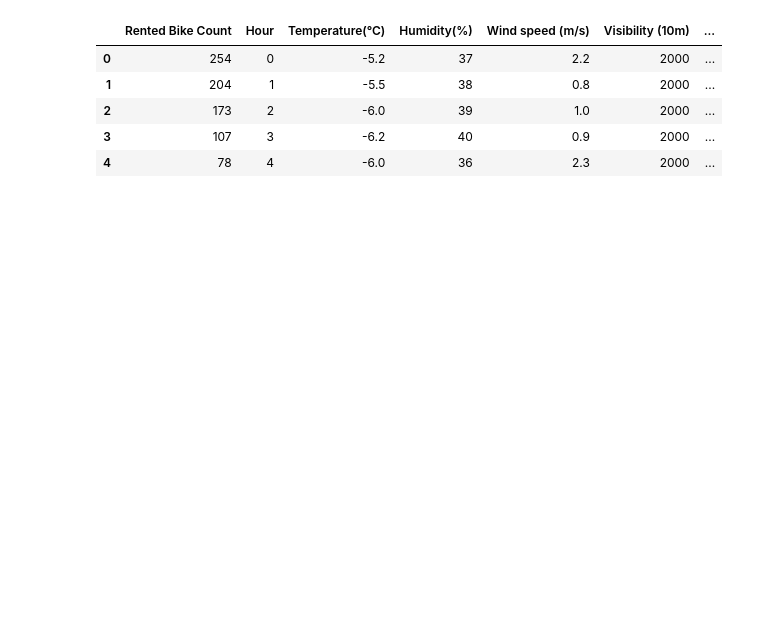
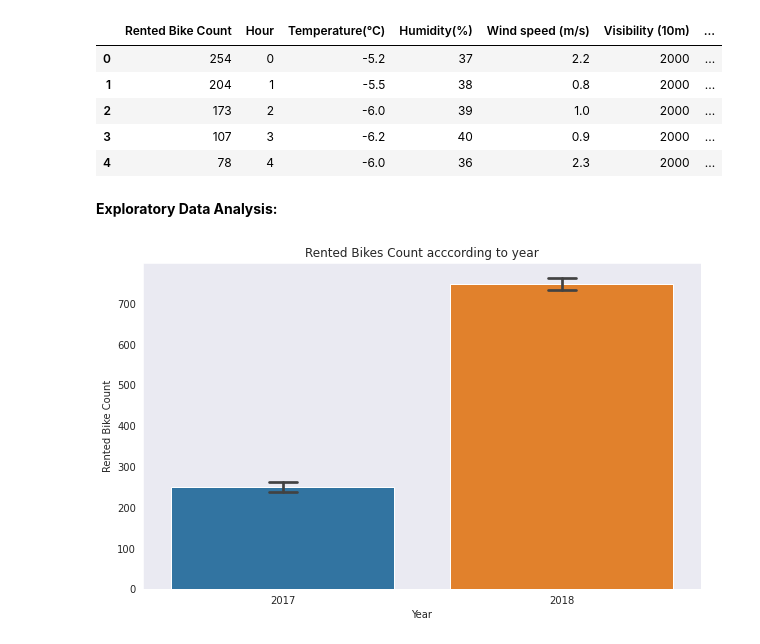
Before and after one commit to m123m12/Rental-Bike-Sharing-Demand-Prediction, a Jupyter notebook: Bike_Sharing_Demand_Prediction.ipynb, the cells around one changed output. Cells and saved outputs as stored; diff of their text form; code cells hidden in the pictures; blank space fills up the shorter version.

```diff
--- a/Bike_Sharing_Demand_Prediction.ipynb
+++ b/Bike_Sharing_Demand_Prediction.ipynb
@@ -178,3 +178,14 @@ bikedata.head()
 | 2 | 173 | 2 | -6.0 | 39 | 1.0 | 2000 | ... |
 | 3 | 107 | 3 | -6.2 | 40 | 0.9 | 2000 | ... |
 | 4 | 78 | 4 | -6.0 | 36 | 2.3 | 2000 | ... |
+# %% [markdown]
+**Exploratory Data Analysis:**
+# %%
+#Analysis of Rental bikes according to year
+fig,ax=plt.subplots(figsize=(10,6))
+sns.set_style("dark")
+sns.barplot(data=bikedata,x='Year',y='Rented Bike Count',ax=ax,capsize=.1)
+ax.set(title='Rented Bikes Count acccording to year')
+plt.show()
+# %% [output]
+[figure, added]
```
Also changed, not shown: parts of 3 cells of this notebook.
